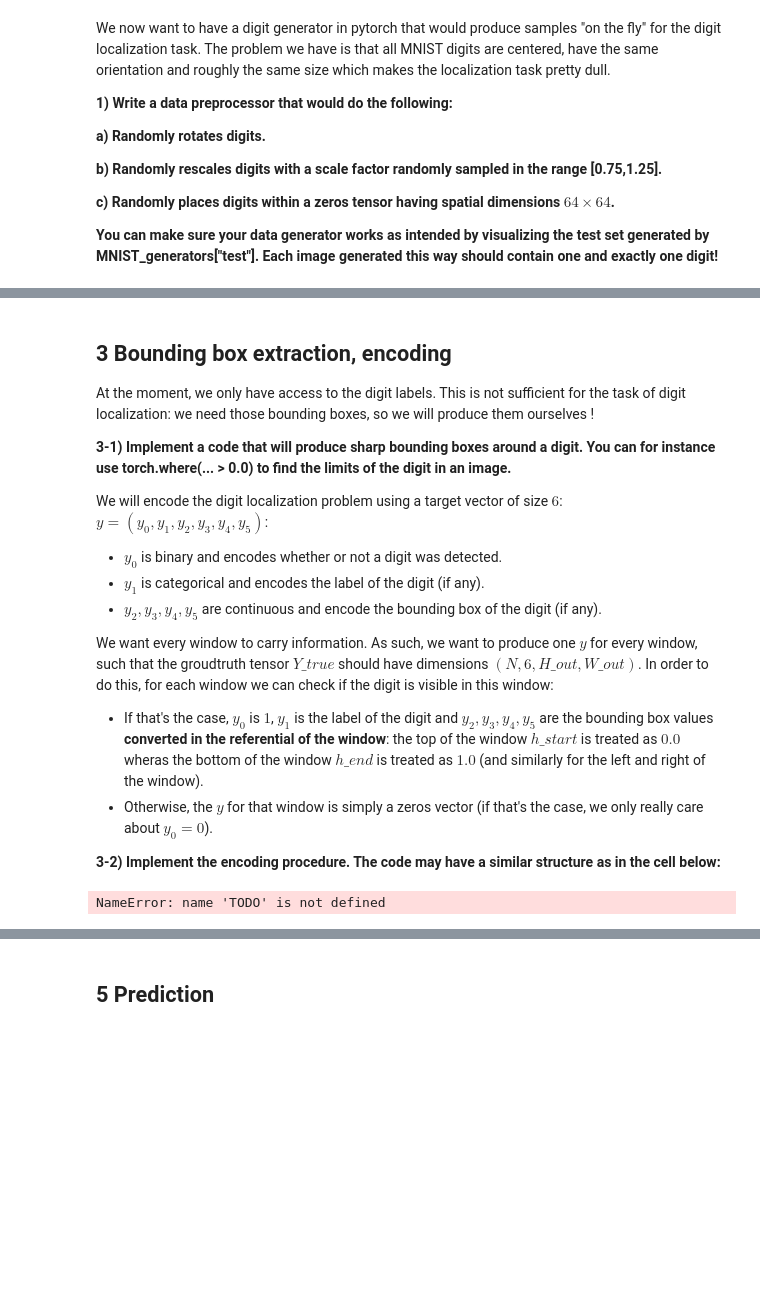
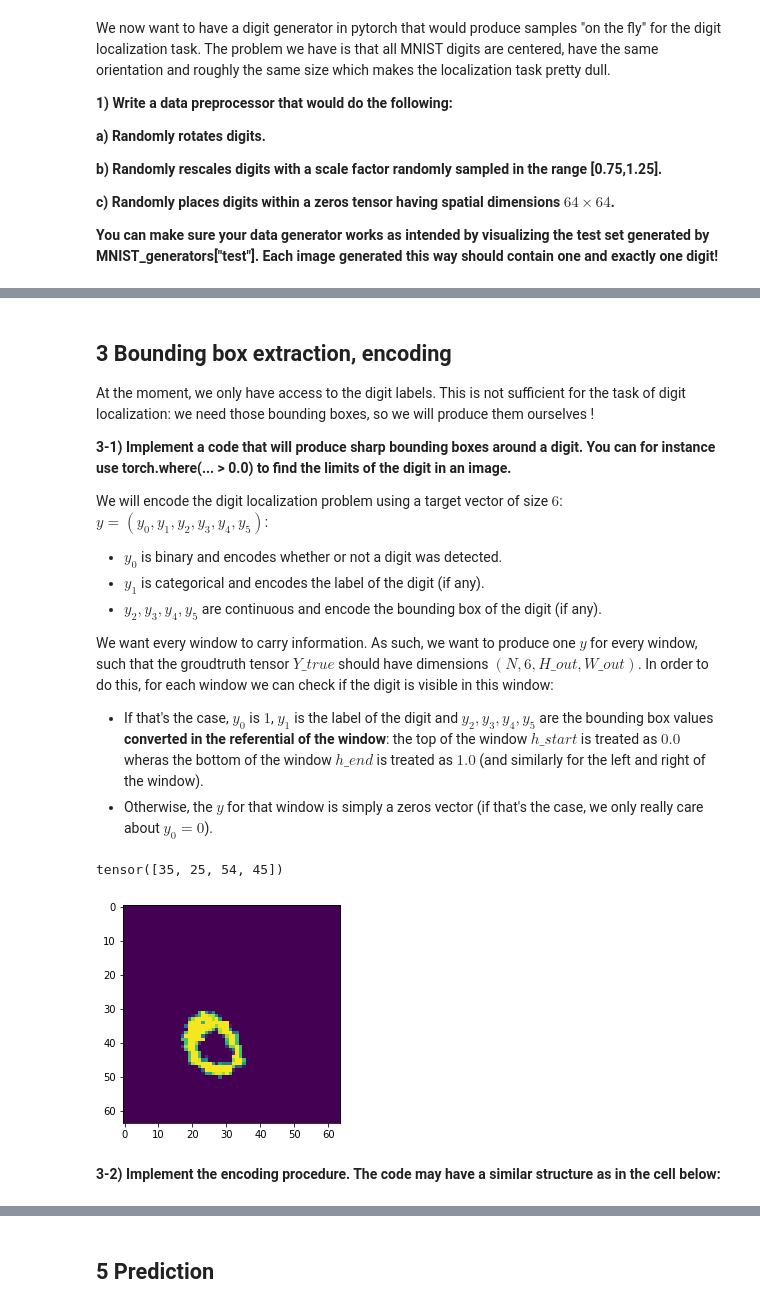
Before and after one commit to ErikHys/INF265, a Jupyter notebook: Weekly's/INF265_Weeks_12_13.ipynb, the cells around one changed output, grey strips where cells are left out. Saved outputs shown, nothing was run; the diff lists cells and outputs as text; code cells hidden in the pictures; blank space fills up the shorter version.

```diff
--- a/Weekly's/INF265_Weeks_12_13.ipynb
+++ b/Weekly's/INF265_Weeks_12_13.ipynb
@@ -441,31 +509,55 @@ We will encode the digit localization problem using a target vector of size $6$:
 We want every window to carry information. As such, we want to produce one $y$ for every window, such that the groudtruth tensor $Y\_true$ should have dimensions $(N,6,H\_out,W\_out)$. In order to do this, for each window we can check if the digit is visible in this window:
 - If that's the case, $y_0$ is $1$, $y_1$ is the label of the digit and $y_2, y_3, y_4, y_5$ are the bounding box values **converted in the referential of the window**: the top of the window $h\_start$ is treated as $0.0$ wheras the bottom of the window $h\_end$ is treated as $1.0$ (and similarly for the left and right of the window).
 - Otherwise, the $y$ for that window is simply a zeros vector (if that's the case, we only really care about $y_0=0$).
-
-**3-2) Implement the encoding procedure. The code may have a similar structure as in the cell below:**
+# %%
+def findTopLeftBottomRight(image):
+    ones = torch.ones(image.shape)
+    ones_and_zeroes = torch.where(image > 0, ones, image)
+    x_max, y_max = 0, 0
+    x_min, y_min = 64, 64
+    for y in range(image.shape[1]):
+        for x in range(image.shape[2]):
+            if ones_and_zeroes[0][y][x] > 0:
+                y_max = max(y, y_max)
+                x_max = max(x, x_max)
+                y_min = min(y, y_min)
+                x_min = min(x, x_min)
+    return torch.tensor((x_min, y_min, x_max, y_max))
+
+plt.imshow(elem[0][2].permute(1, 2, 0))
+print(findTopLeftBottomRight(elem[0][0]))
+# %% [output]
+tensor([35, 25, 54, 45])
+[figure, added]
+# %% [markdown]
+**3-2) Implement the encoding procedure. The code may have a similar structure as in the cell below:**
 # %%
-H_out = [TODO]
-W_out = [TODO]
-bounding_boxes = torch.zeros(size=(N, 4))
-Y_true = torch.zeros(size=(N, 6, H_out, W_out))
-for n in range(N):
-    # Bounding box extraction:
-    bounding_boxes[n,:] = [TODO]
-    # Bounding box coordinates:
-    top = bounding_boxes[n,0]
-    bottom = bounding_boxes[n,1]
-    left = bounding_boxes[n,2]
-    right = bounding_boxes[n,3]
-    for h in range(H_out):
-        for w in range(W_out):
-            # Coordinates of the window (h,w):
-            h_start = [TODO]
-            w_start = [TODO]
-            h_end = [TODO]
-            w_end = [TODO]
-            # If a digit is visible in the window (h,w) <==>
-            # rectangles (top, bottom, left, right) and (h_start, h_end, w_start, w_end) intersect:
-            if [TODO]:
-                Y_true[n,:,h,w] = [TODO]
+def label_batch(xb, yb):
+    N = len(xb)
+    stride = 4
+    H_out = 10
+    W_out = 10
+    bounding_boxes = torch.zeros(size=(N, 4))
+    Y_true = torch.zeros(size=(N, 6, H_out, W_out))
+    for n in range(N):
+        # Bounding box extraction:
+        x, y = xb[n], yb[n]
+        bounding_boxes[n,:] = findTopLeftBottomRight(x)
+        # Bounding box coordinates:
+        left = bounding_boxes[n,0]
+        top = bounding_boxes[n,1]
+        right = bounding_boxes[n,2]
+        bottom = bounding_boxes[n,3]
+        for h in range(H_out):
+            for w in range(W_out):
+                # Coordinates of the window (h,w):
+                h_start = h*stride
+                w_start = w*stride
+                h_end = h_start+28
+                w_end = w_start+28
+                # If a digit is visible in the window (h,w) <==>
+                # rectangles (top, bottom, left, right) and (h_start, h_end, w_start, w_end) intersect:
+                y1 = 1 if left >= w_start and top >= h_start\
+                        and right <= w_end and bottom <= h_end else 0
+                Y_true[n,:,h,w] = torch.tensor([y1, y, left, top, right, bottom])
+    return Y_true
-# %% [output]
-NameError: name 'TODO' is not defined
```
Also changed, not shown: parts of 12 cells of this notebook.
